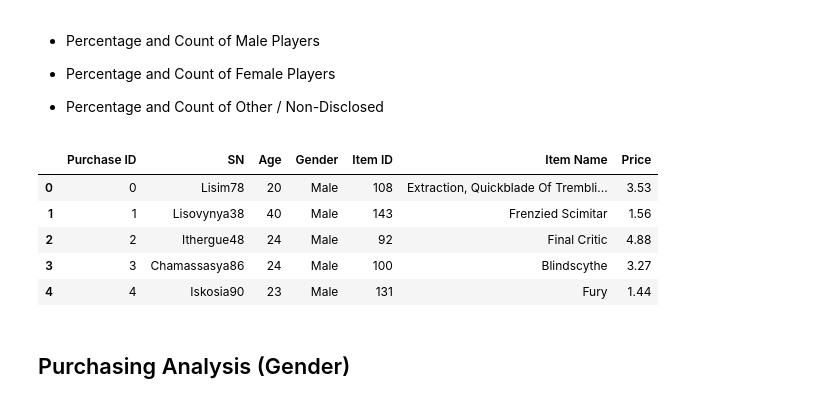
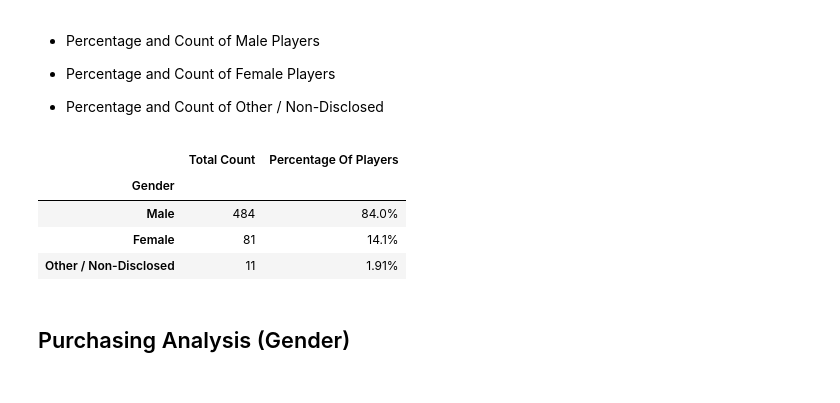
Before and after one commit to George-R/pandas-challenge, a Jupyter notebook: HeroesOfPymoli/HeroesOfPymoli_starter.ipynb, the cells around one changed output. Saved outputs shown, nothing was run; the diff lists cells and outputs as text; code cells hidden in the pictures.

```diff
--- a/HeroesOfPymoli/HeroesOfPymoli_starter.ipynb
+++ b/HeroesOfPymoli/HeroesOfPymoli_starter.ipynb
@@ -68,29 +68,29 @@ purchase_summary
 # %%
 male = purchase_data[purchase_data['Gender'] == 'Male']
 male_count = male['SN'].nunique()
 
 female =  purchase_data[purchase_data['Gender'] == 'Female']
 female_count = female['SN'].nunique()
 
 nd =  purchase_data[purchase_data['Gender'] == 'Other / Non-Disclosed']
 nd_count = nd['SN'].nunique()
 
 male_per = round(male_count/total_players * 100, 2)
 female_per = round(female_count/total_players * 100, 2)
 nd_per = round(nd_count/total_players * 100, 2)
 
 Gender_Demographics = pd.DataFrame({'Gender': ['Male', 'Female', 'Other / Non-Disclosed'],
                                     'Total Count': [male_count, female_count, nd_count],
                                     'Percentage Of Players': [male_per, female_per, nd_per]})
 gender_demo = Gender_Demographics.set_index('Gender')
+gender_demo['Percentage Of Players'] = gender_demo['Percentage Of Players'].apply(lambda x: '{:.3}%'.format((x)))
 gender_demo
 # %% [output]
-|  | Purchase ID | SN | Age | Gender | Item ID | Item Name | Price |
-| 0 | 0 | Lisim78 | 20 | Male | 108 | Extraction, Quickblade Of Trembli... | 3.53 |
-| 1 | 1 | Lisovynya38 | 40 | Male | 143 | Frenzied Scimitar | 1.56 |
-| 2 | 2 | Ithergue48 | 24 | Male | 92 | Final Critic | 4.88 |
-| 3 | 3 | Chamassasya86 | 24 | Male | 100 | Blindscythe | 3.27 |
-| 4 | 4 | Iskosia90 | 23 | Male | 131 | Fury | 1.44 |
+|  | Total Count | Percentage Of Players |
+| Gender |  |  |
+| Male | 484 | 84.0% |
+| Female | 81 | 14.1% |
+| Other / Non-Disclosed | 11 | 1.91% |
 # %% [markdown]
 
 ## Purchasing Analysis (Gender)
```
Also changed, not shown: parts of 8 cells of this notebook.
